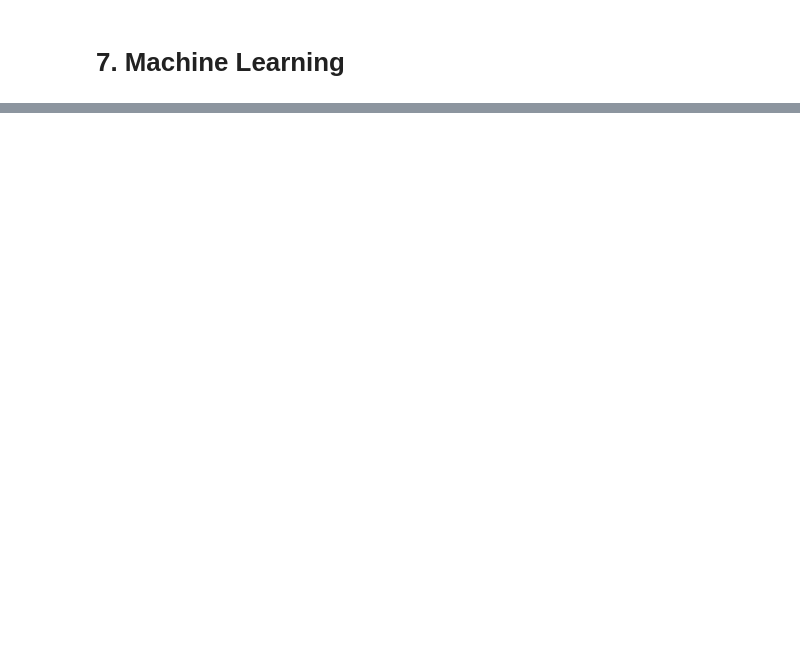
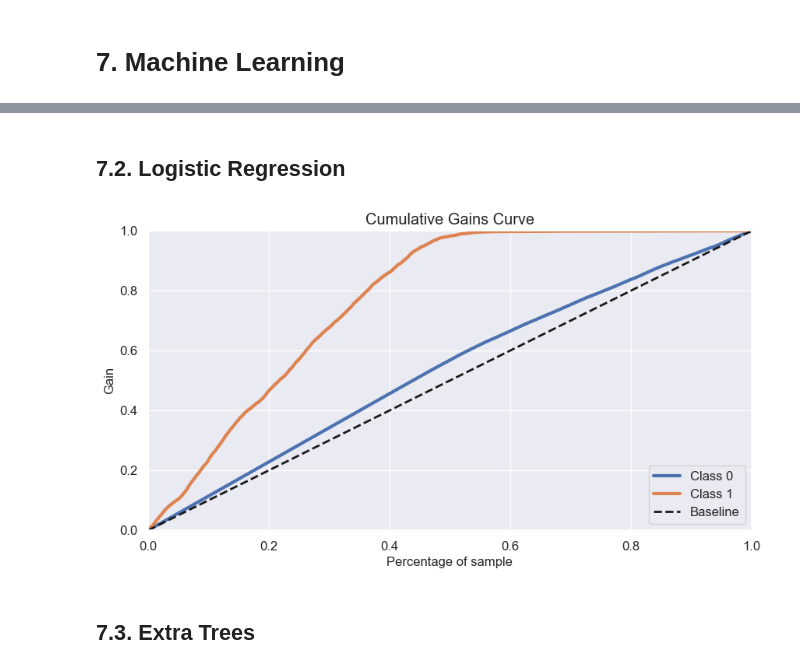
Before and after one commit to m4theus4ndr4de/classification-health-insurance-cross-sell, a Jupyter notebook: notebooks/model-development.ipynb, the cells around one changed output, grey strips where cells are left out. Cells and saved outputs as stored; diff of their text form; code cells hidden in the pictures; blank space fills up the shorter version.

```diff
--- a/notebooks/model-development.ipynb
+++ b/notebooks/model-development.ipynb
@@ -527,2 +548,9 @@ plt.show()
 # %% [markdown]
 # 7. Machine Learning
+# %%
+cols_selected = ['annual_premium', 'vintage', 'age', 'region_code', 'vehicle_damage', 'previously_insured',
+                 'policy_sales_channel']
+
+x_train = df5[cols_selected]
+x_val = x_val[cols_selected]
+y_val = y_val.copy()
@@ -528,0 +559,9 @@ plt.show()
+# %%
+# model definition
+knn_model = nh.KNeighborsClassifier()
+
+# model training
+knn_model.fit(x_train, y_train)
+
+# model prediction - generalization
+yhat_knn = knn_model.predict_proba(x_val)
@@ -528,0 +573,18 @@ plt.show()
+# %% [markdown]
+## 7.2. Logistic Regression
+# %%
+# model definition
+lr_model = lm.LogisticRegression(random_state=42)
+
+# model training
+lr_model.fit(x_train, y_train)
+
+# model prediction
+yhat_lr = lr_model.predict_proba(x_val)
+
+# Accumulative Gain
+skplt.metrics.plot_cumulative_gain(y_val, yhat_lr);
+# %% [output]
+[figure, added]
+# %% [markdown]
+## 7.3. Extra Trees
```
Also changed, not shown: parts of 13 cells of this notebook.
